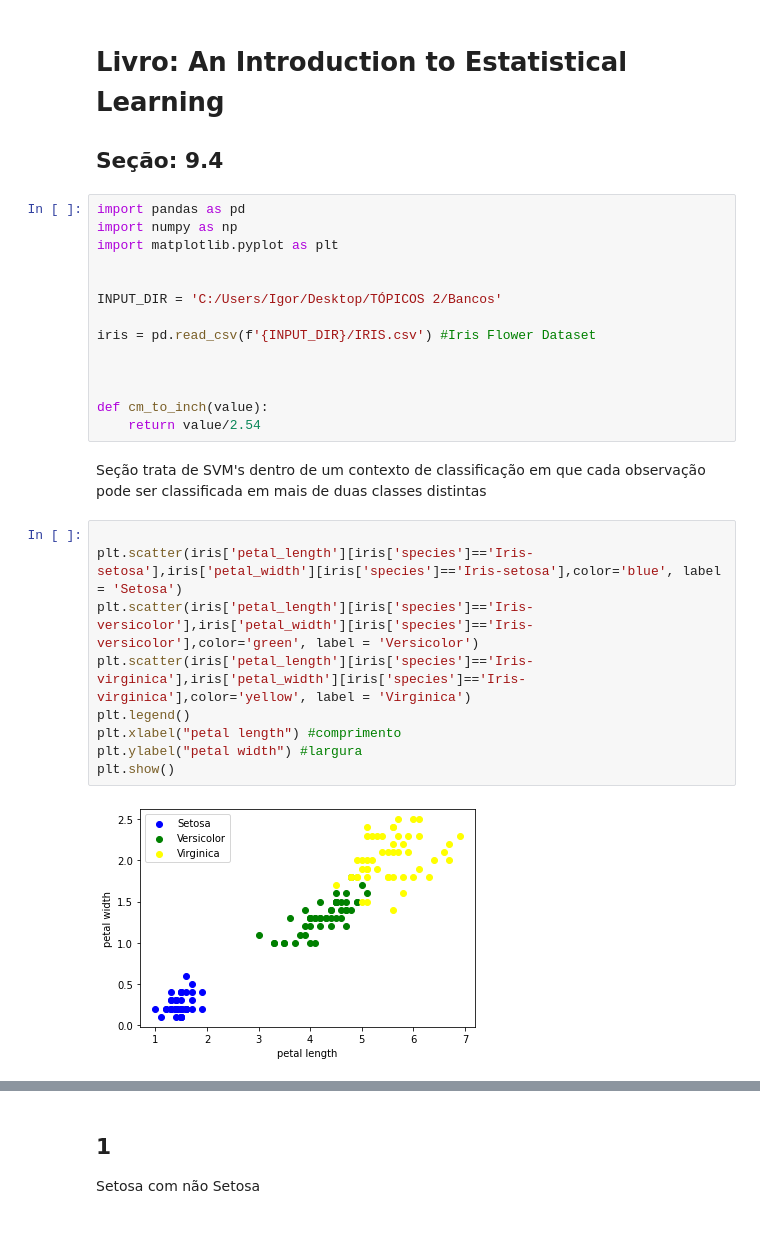
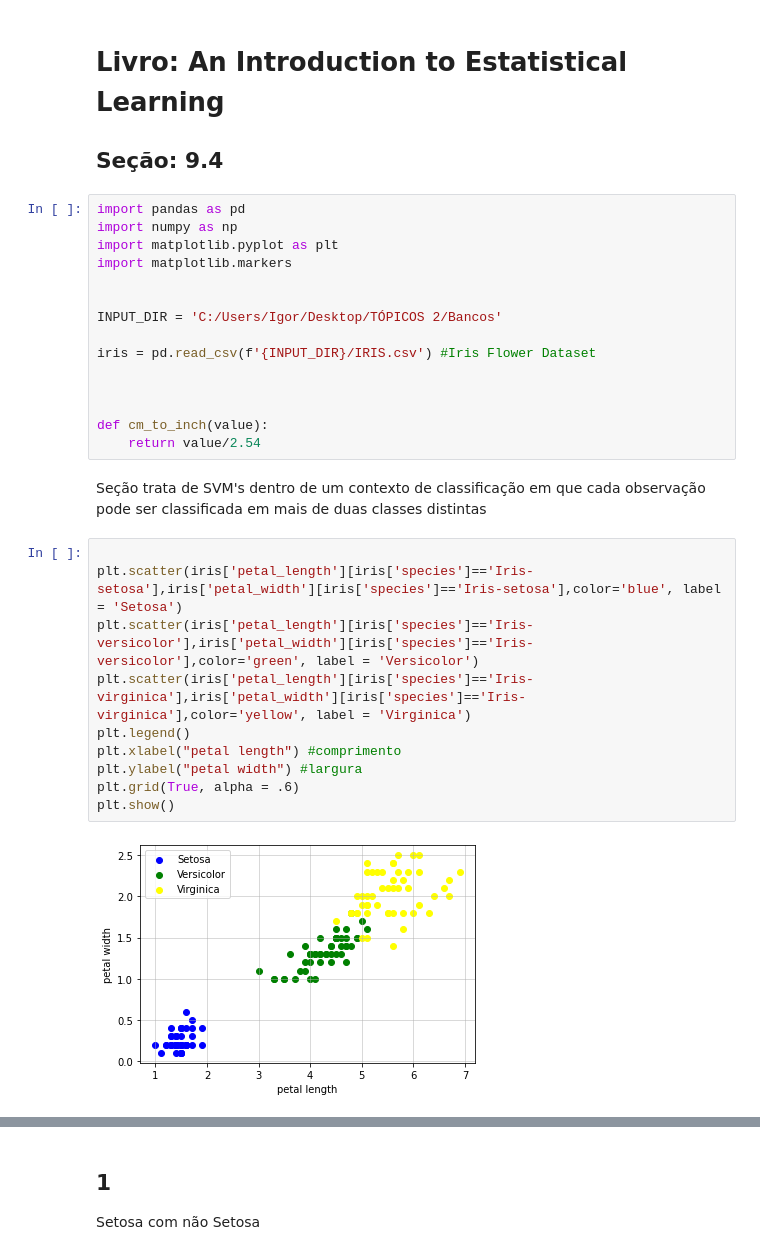
Before and after one commit to Faluhelyi/TOPICOS_2_cadernos, a Jupyter notebook: 9_4_An_Intro.ipynb, the cells around one changed output, grey strips where cells are left out. Saved outputs shown, nothing was run; the diff lists cells and outputs as text.

```diff
--- a/9_4_An_Intro.ipynb
+++ b/9_4_An_Intro.ipynb
@@ -6,6 +6,7 @@
 import pandas as pd
 import numpy as np
 import matplotlib.pyplot as plt
+import matplotlib.markers
 
 
 INPUT_DIR = 'C:/Users/Igor/Desktop/TÓPICOS 2/Bancos'
@@ -21,14 +22,15 @@ Seção trata de SVM's dentro de um contexto de classificação em que cada obse
 # %%
 
 plt.scatter(iris['petal_length'][iris['species']=='Iris-setosa'],iris['petal_width'][iris['species']=='Iris-setosa'],color='blue', label = 'Setosa')
 plt.scatter(iris['petal_length'][iris['species']=='Iris-versicolor'],iris['petal_width'][iris['species']=='Iris-versicolor'],color='green', label = 'Versicolor')
 plt.scatter(iris['petal_length'][iris['species']=='Iris-virginica'],iris['petal_width'][iris['species']=='Iris-virginica'],color='yellow', label = 'Virginica')
 plt.legend()
 plt.xlabel("petal length") #comprimento
 plt.ylabel("petal width") #largura
+plt.grid(True, alpha = .6)
 plt.show()
 # %% [output]
-[figure, old version]
+[figure, new version]
 # %% [markdown]
 ## Iterações para One-Versus-All Classification
 
```
Also changed, not shown: parts of 10 cells of this notebook.
